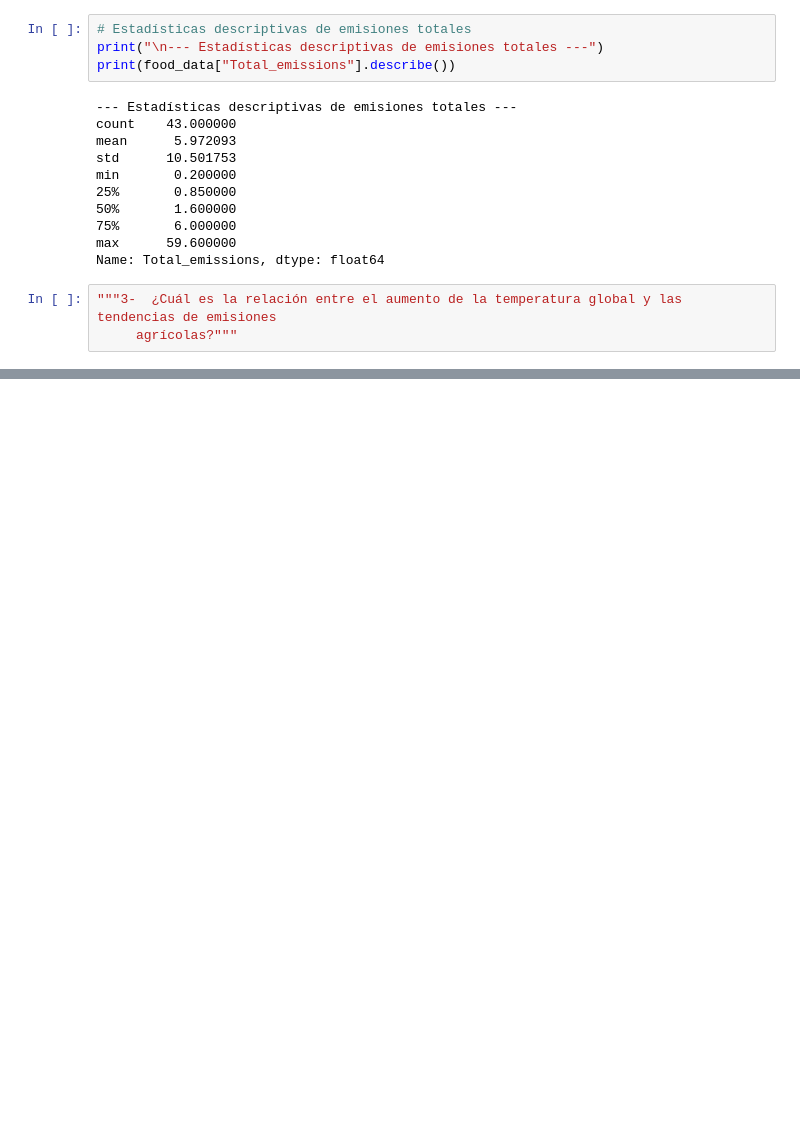
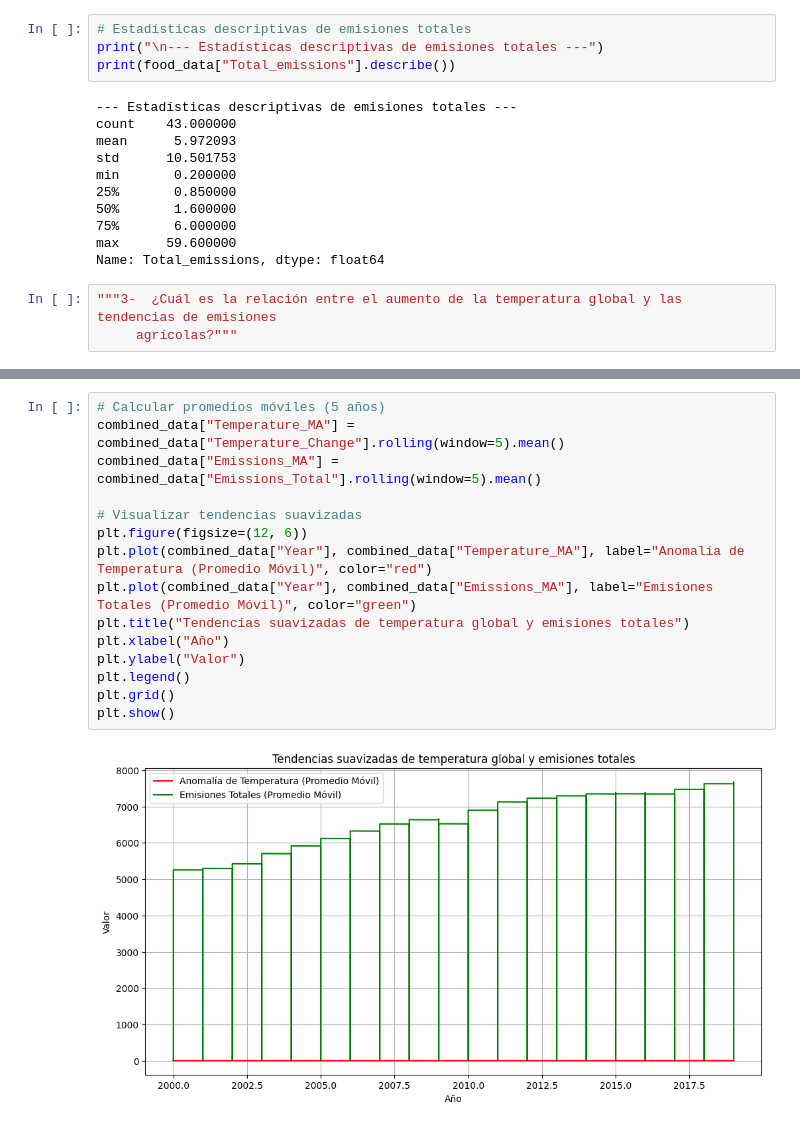
Before and after one commit to CarlosRomanM/proyecto_abril, a Jupyter notebook: Pro1_Abril.ipynb, the cells around one changed output, grey strips where cells are left out. Saved outputs shown, nothing was run; the diff lists cells and outputs as text; blank space fills up the shorter version.

```diff
--- a/Pro1_Abril.ipynb
+++ b/Pro1_Abril.ipynb
@@ -757,0 +867,17 @@ Name: Total_emissions, dtype: float64
+# %%
+# Calcular promedios móviles (5 años)
+combined_data["Temperature_MA"] = combined_data["Temperature_Change"].rolling(window=5).mean()
+combined_data["Emissions_MA"] = combined_data["Emissions_Total"].rolling(window=5).mean()
+
+# Visualizar tendencias suavizadas
+plt.figure(figsize=(12, 6))
+plt.plot(combined_data["Year"], combined_data["Temperature_MA"], label="Anomalía de Temperatura (Promedio Móvil)", color="red")
+plt.plot(combined_data["Year"], combined_data["Emissions_MA"], label="Emisiones Totales (Promedio Móvil)", color="green")
+plt.title("Tendencias suavizadas de temperatura global y emisiones totales")
+plt.xlabel("Año")
+plt.ylabel("Valor")
+plt.legend()
+plt.grid()
+plt.show()
+# %% [output]
+[figure, added]
```
Also changed, not shown: parts of 19 cells of this notebook, 17 other files.
